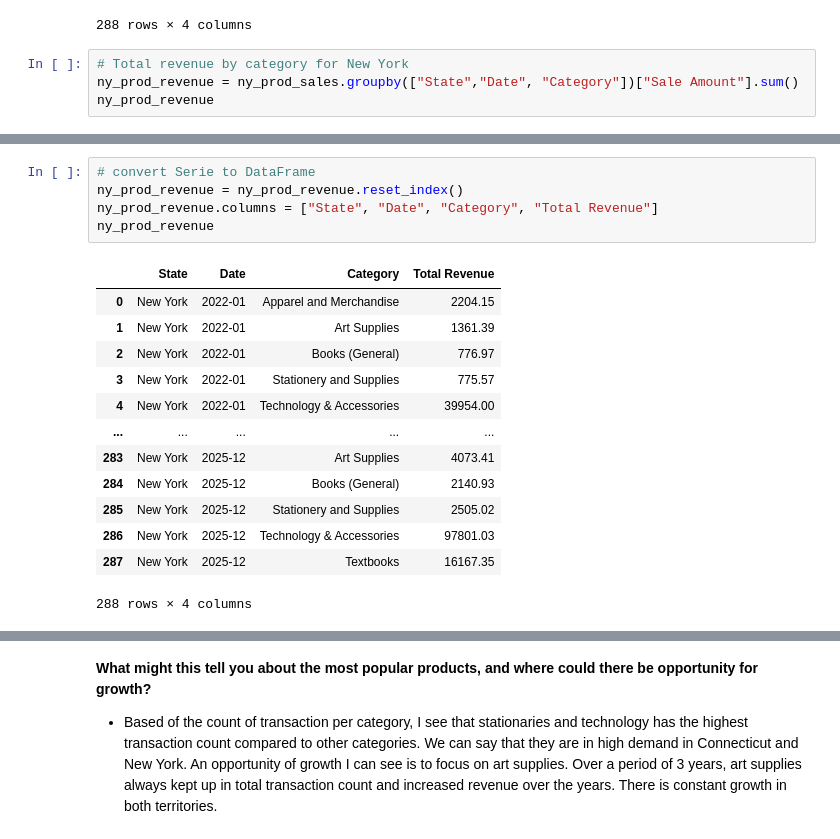
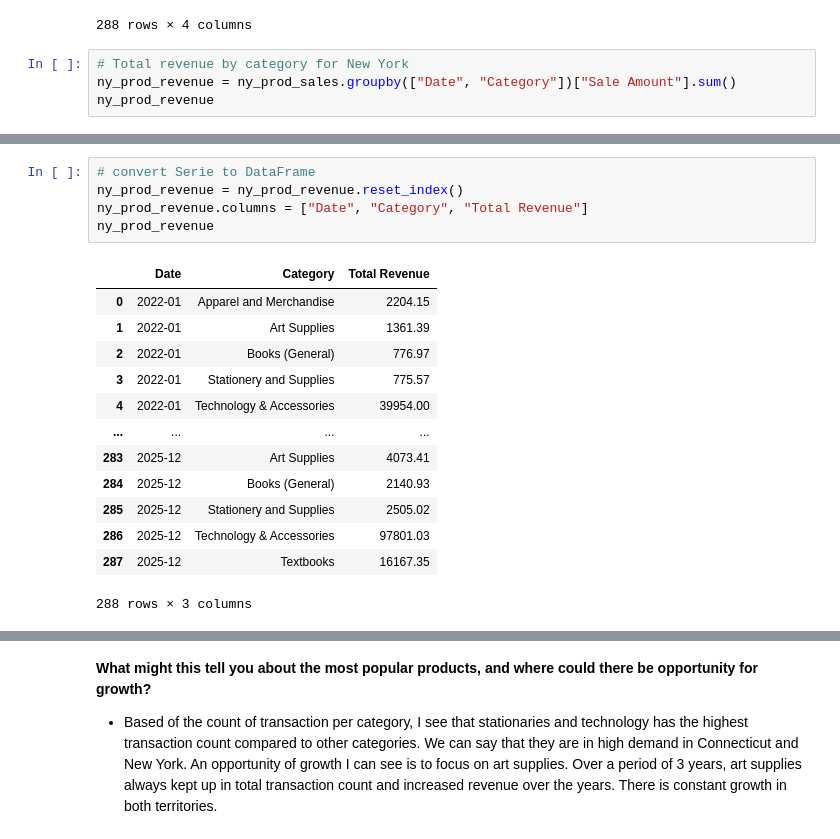
Before and after one commit to ktran-dot1/Capstone_2, a Jupyter notebook: Tran__sales_analysis.ipynb, the cells around one changed output, grey strips where cells are left out. Drawn from its saved outputs; the diff is of its cells as text.

```diff
--- a/Tran__sales_analysis.ipynb
+++ b/Tran__sales_analysis.ipynb
@@ -577,6 +606,6 @@ ct_prod_revenue
 288 rows × 4 columns
 # %%
 # Total revenue by category for New York
-ny_prod_revenue = ny_prod_sales.groupby(["State","Date", "Category"])["Sale Amount"].sum()
+ny_prod_revenue = ny_prod_sales.groupby(["Date", "Category"])["Sale Amount"].sum()
 ny_prod_revenue
 # %% [output]
@@ -596,19 +625,19 @@ Name: Sale Amount, Length: 288, dtype: float64
 # %%
 # convert Serie to DataFrame
 ny_prod_revenue = ny_prod_revenue.reset_index()
-ny_prod_revenue.columns = ["State", "Date", "Category", "Total Revenue"]
+ny_prod_revenue.columns = ["Date", "Category", "Total Revenue"]
 ny_prod_revenue
 # %% [output]
-|  | State | Date | Category | Total Revenue |
-| 0 | New York | 2022-01 | Apparel and Merchandise | 2204.15 |
-| 1 | New York | 2022-01 | Art Supplies | 1361.39 |
-| 2 | New York | 2022-01 | Books (General) | 776.97 |
-| 3 | New York | 2022-01 | Stationery and Supplies | 775.57 |
-| 4 | New York | 2022-01 | Technology & Accessories | 39954.00 |
-| ... | ... | ... | ... | ... |
-| 283 | New York | 2025-12 | Art Supplies | 4073.41 |
-| 284 | New York | 2025-12 | Books (General) | 2140.93 |
-| 285 | New York | 2025-12 | Stationery and Supplies | 2505.02 |
-| 286 | New York | 2025-12 | Technology & Accessories | 97801.03 |
-| 287 | New York | 2025-12 | Textbooks | 16167.35 |
+|  | Date | Category | Total Revenue |
+| 0 | 2022-01 | Apparel and Merchandise | 2204.15 |
+| 1 | 2022-01 | Art Supplies | 1361.39 |
+| 2 | 2022-01 | Books (General) | 776.97 |
+| 3 | 2022-01 | Stationery and Supplies | 775.57 |
+| 4 | 2022-01 | Technology & Accessories | 39954.00 |
+| ... | ... | ... | ... |
+| 283 | 2025-12 | Art Supplies | 4073.41 |
+| 284 | 2025-12 | Books (General) | 2140.93 |
+| 285 | 2025-12 | Stationery and Supplies | 2505.02 |
+| 286 | 2025-12 | Technology & Accessories | 97801.03 |
+| 287 | 2025-12 | Textbooks | 16167.35 |
-288 rows × 4 columns
+288 rows × 3 columns
```
Also changed, not shown: parts of 6 cells of this notebook.
